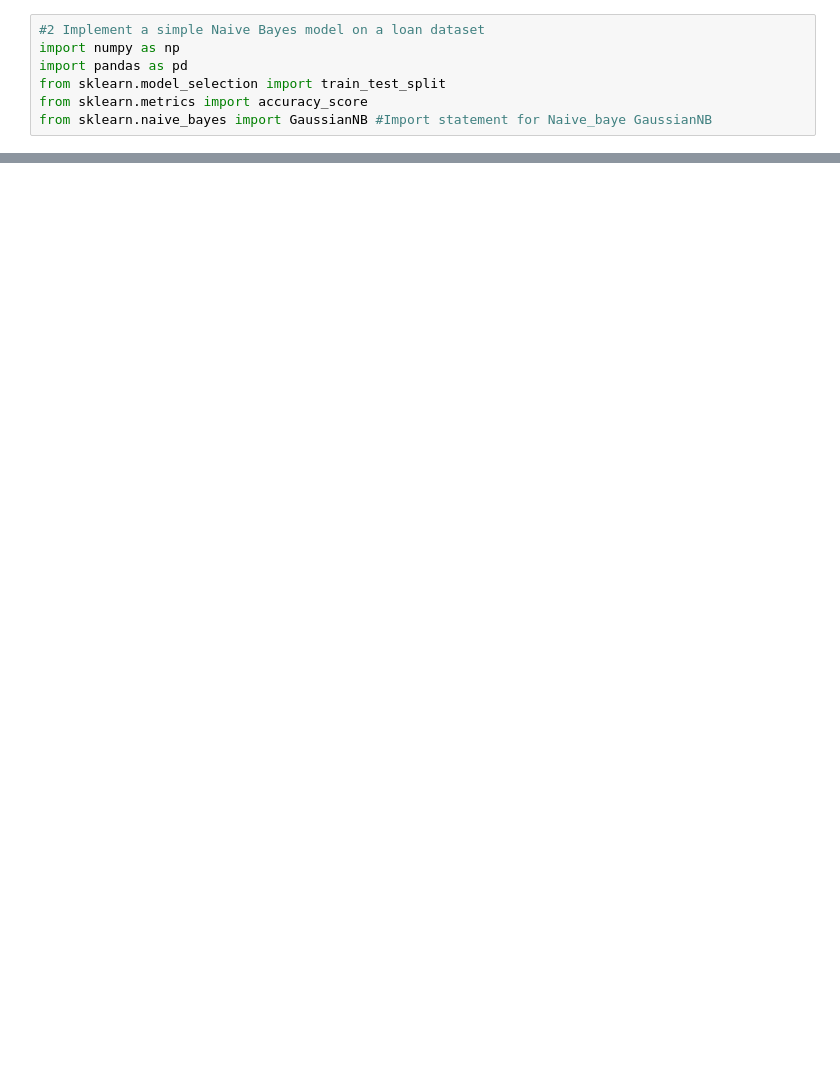
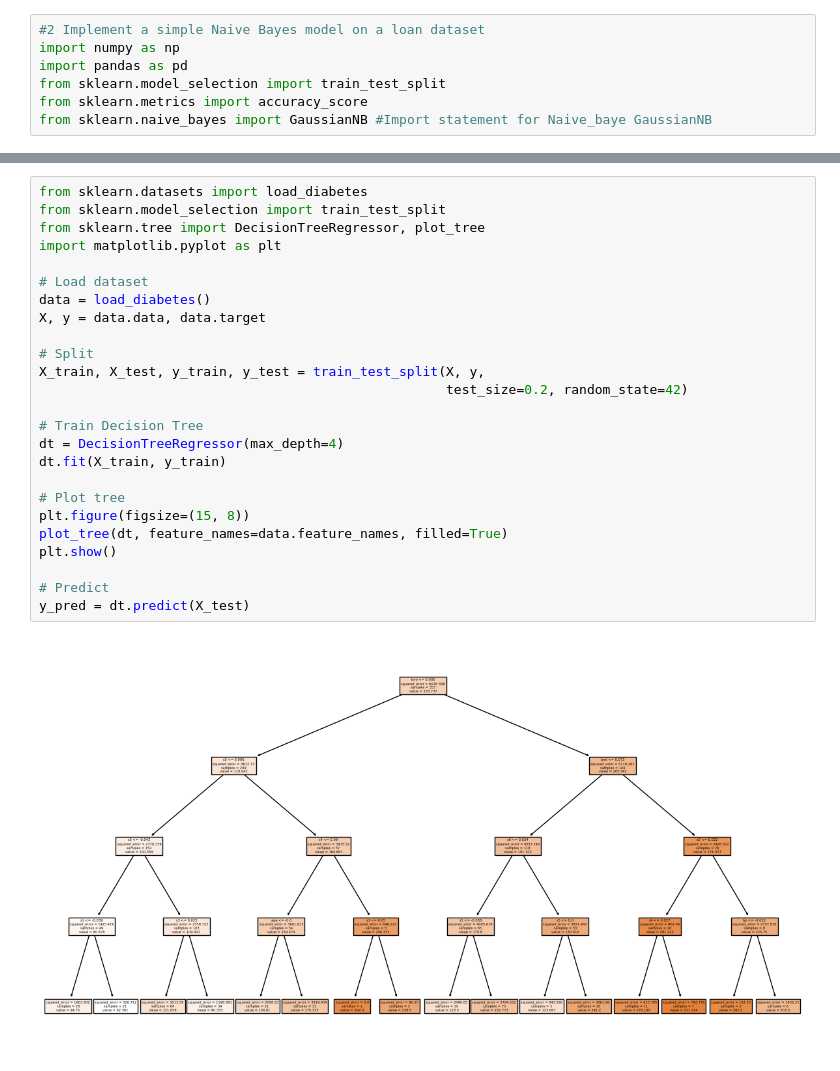
Before and after one commit to Seshmanuvarthi/ml-journey-2025, a Jupyter notebook: KNN-NB-SVM-DecisionTrees.ipynb, the cells around one changed output, grey strips where cells are left out. Cells and saved outputs as stored; diff of their text form; blank space fills up the shorter version.

```diff
--- a/KNN-NB-SVM-DecisionTrees.ipynb
+++ b/KNN-NB-SVM-DecisionTrees.ipynb
@@ -133,0 +62,27 @@ Confusion Matrix:
+# %%
+from sklearn.datasets import load_diabetes
+from sklearn.model_selection import train_test_split
+from sklearn.tree import DecisionTreeRegressor, plot_tree
+import matplotlib.pyplot as plt
+
+# Load dataset
+data = load_diabetes()
+X, y = data.data, data.target
+
+# Split
+X_train, X_test, y_train, y_test = train_test_split(X, y,
+                                                    test_size=0.2, random_state=42)
+
+# Train Decision Tree
+dt = DecisionTreeRegressor(max_depth=4)
+dt.fit(X_train, y_train)
+
+# Plot tree
+plt.figure(figsize=(15, 8))
+plot_tree(dt, feature_names=data.feature_names, filled=True)
+plt.show()
+
+# Predict
+y_pred = dt.predict(X_test)
+# %% [output]
+[figure, added]
```
Also changed, not shown: parts of 9 cells of this notebook.
